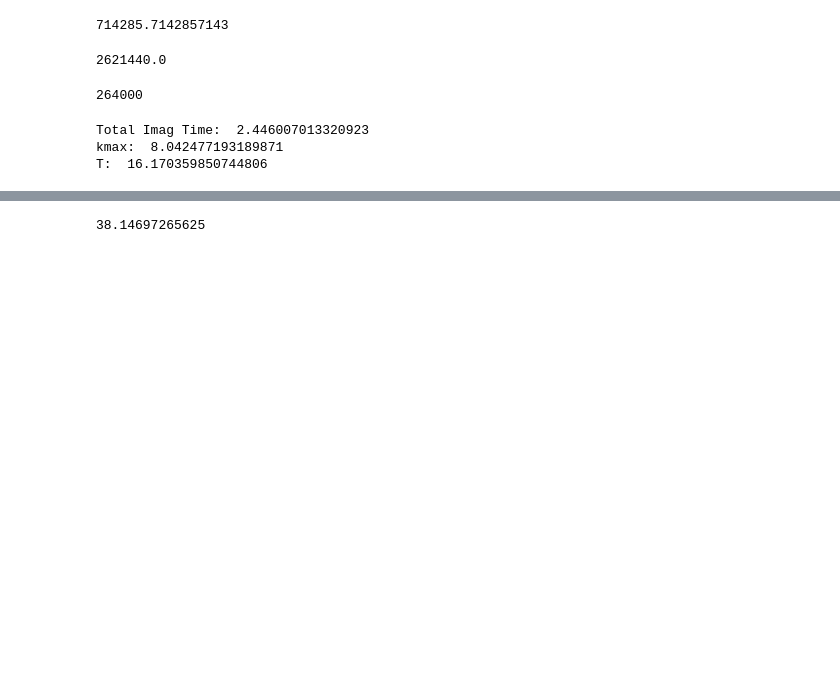
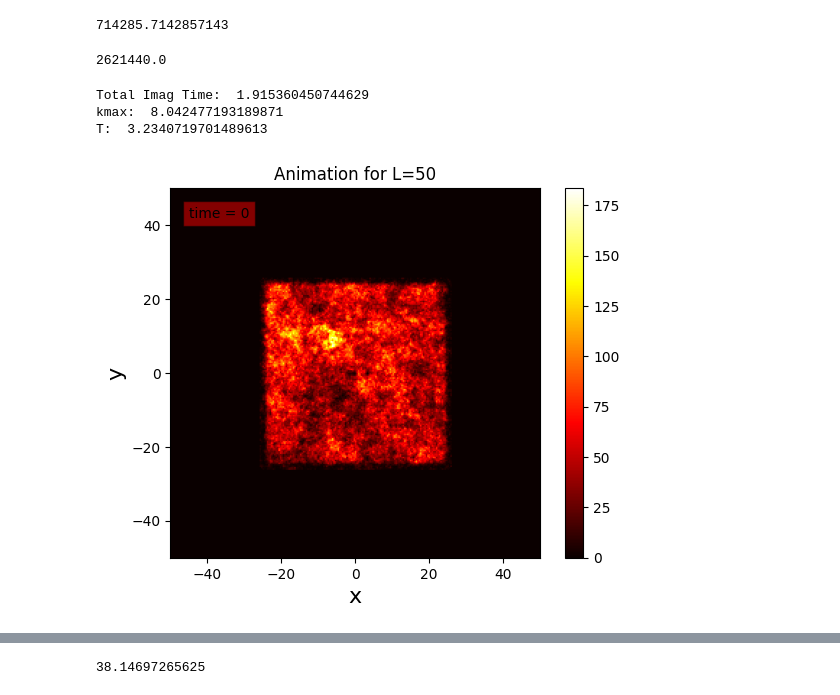
Before and after one commit to easuit24/BECs2, a Jupyter notebook: vortexnumericstest.ipynb, the cells around one changed output, grey strips where cells are left out. Cells and saved outputs as stored; diff of their text form; code cells hidden in the pictures; blank space fills up the shorter version.

```diff
--- a/vortexnumericstest.ipynb
+++ b/vortexnumericstest.ipynb
@@ -18,16 +18,13 @@ print(100/(0.0007/5))
 print(1000/g.gpeobj.dt)
 # %% [output]
 2621440.0
-# %%
-print(132000*2)
-# %% [output]
-264000
 # %%
-g = gpe(npoints = 2**7, vortex = True, numRealSteps = 264000, Nsamples = 1, runAnim = True, animFileName = 'fewerpoint_longsim_higherpot_smallerdt_vortex.mp4', Tfact = 1/2, dst = False, dtcoef = 0.0025)
+g = gpe(npoints = 2**7, vortex = True, numRealSteps = 300000, Nsamples = 1, runAnim = True, animFileName = 'vortex_longanim_pt2.mp4', Tfact = 1/10, dst = False, dtcoef = 0.0025)
 # %% [output]
-Total Imag Time:  2.446007013320923
+Total Imag Time:  1.915360450744629
 kmax:  8.042477193189871
-T:  16.170359850744806
+T:  3.2340719701489613
+[figure, added]
 # %%
 ## Figure out what dt is relative to T, kmax, and V
 # %%
```
Also changed, not shown: parts of 5 cells of this notebook, 3 other files.
